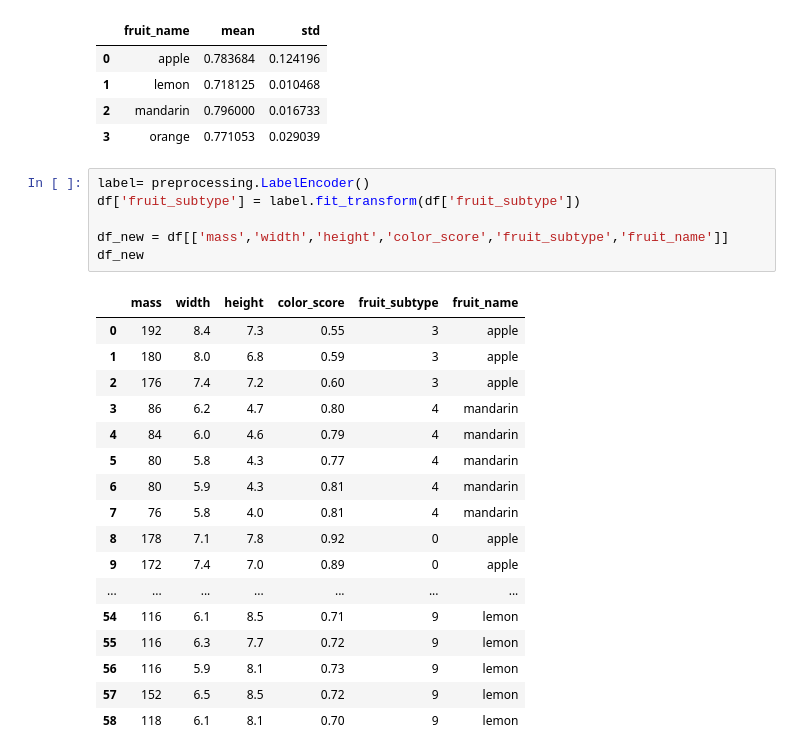
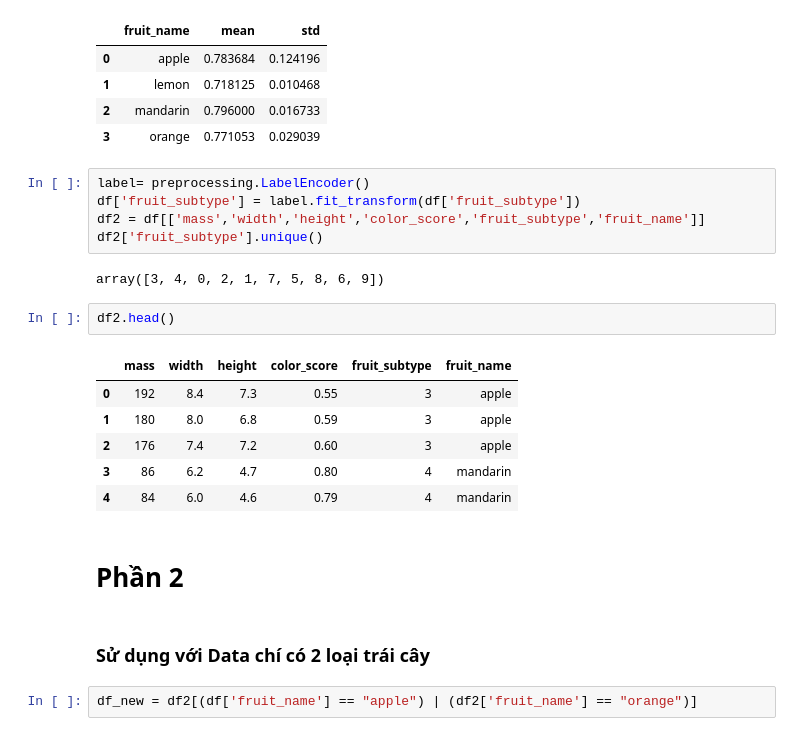
Before and after one commit to xuanduong2711/2022-2026, a Jupyter notebook: Nam3/22280015_LuXuanDuong_lab3.ipynb, the cells around one changed output. Drawn from its saved outputs; the diff is of its cells as text.

```diff
--- a/Nam3/22280015_LuXuanDuong_lab3.ipynb
+++ b/Nam3/22280015_LuXuanDuong_lab3.ipynb
@@ -135,24 +138,22 @@ mean_std_fruit
 # %%
 label= preprocessing.LabelEncoder()
 df['fruit_subtype'] = label.fit_transform(df['fruit_subtype'])
-
-df_new = df[['mass','width','height','color_score','fruit_subtype','fruit_name']]
-df_new
+df2 = df[['mass','width','height','color_score','fruit_subtype','fruit_name']]
+df2['fruit_subtype'].unique()
 # %% [output]
-|  | mass | width | height | color_score | fruit_subtype | fruit_name |
-| 0 | 192 | 8.4 | 7.3 | 0.55 | 3 | apple |
-| 1 | 180 | 8.0 | 6.8 | 0.59 | 3 | apple |
-| 2 | 176 | 7.4 | 7.2 | 0.60 | 3 | apple |
-| 3 | 86 | 6.2 | 4.7 | 0.80 | 4 | mandarin |
-| 4 | 84 | 6.0 | 4.6 | 0.79 | 4 | mandarin |
-| 5 | 80 | 5.8 | 4.3 | 0.77 | 4 | mandarin |
-| 6 | 80 | 5.9 | 4.3 | 0.81 | 4 | mandarin |
-| 7 | 76 | 5.8 | 4.0 | 0.81 | 4 | mandarin |
-| 8 | 178 | 7.1 | 7.8 | 0.92 | 0 | apple |
-| 9 | 172 | 7.4 | 7.0 | 0.89 | 0 | apple |
-| ... | ... | ... | ... | ... | ... | ... |
-| 54 | 116 | 6.1 | 8.5 | 0.71 | 9 | lemon |
-| 55 | 116 | 6.3 | 7.7 | 0.72 | 9 | lemon |
-| 56 | 116 | 5.9 | 8.1 | 0.73 | 9 | lemon |
-| 57 | 152 | 6.5 | 8.5 | 0.72 | 9 | lemon |
-| 58 | 118 | 6.1 | 8.1 | 0.70 | 9 | lemon |
+array([3, 4, 0, 2, 1, 7, 5, 8, 6, 9])
+# %%
+df2.head()
+# %% [output]
+|  | mass | width | height | color_score | fruit_subtype | fruit_name |
+| 0 | 192 | 8.4 | 7.3 | 0.55 | 3 | apple |
+| 1 | 180 | 8.0 | 6.8 | 0.59 | 3 | apple |
+| 2 | 176 | 7.4 | 7.2 | 0.60 | 3 | apple |
+| 3 | 86 | 6.2 | 4.7 | 0.80 | 4 | mandarin |
+| 4 | 84 | 6.0 | 4.6 | 0.79 | 4 | mandarin |
+# %% [markdown]
+# Phần 2
+# %% [markdown]
+### Sử dụng với Data chí có 2 loại trái cây
+# %%
+df_new = df2[(df['fruit_name'] == "apple") | (df2['fruit_name'] == "orange")]
```
Also changed, not shown: parts of 13 cells of this notebook.
